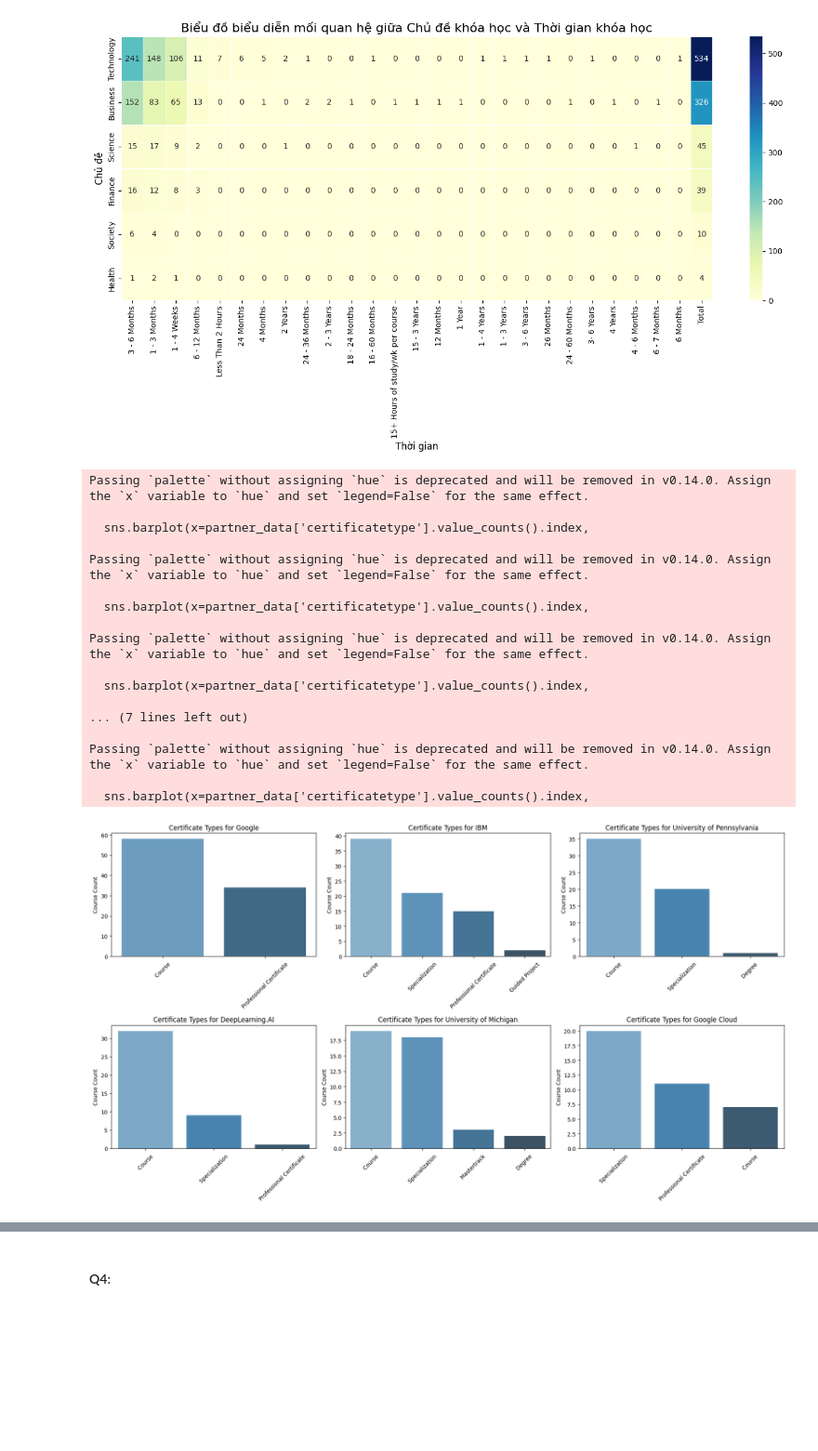
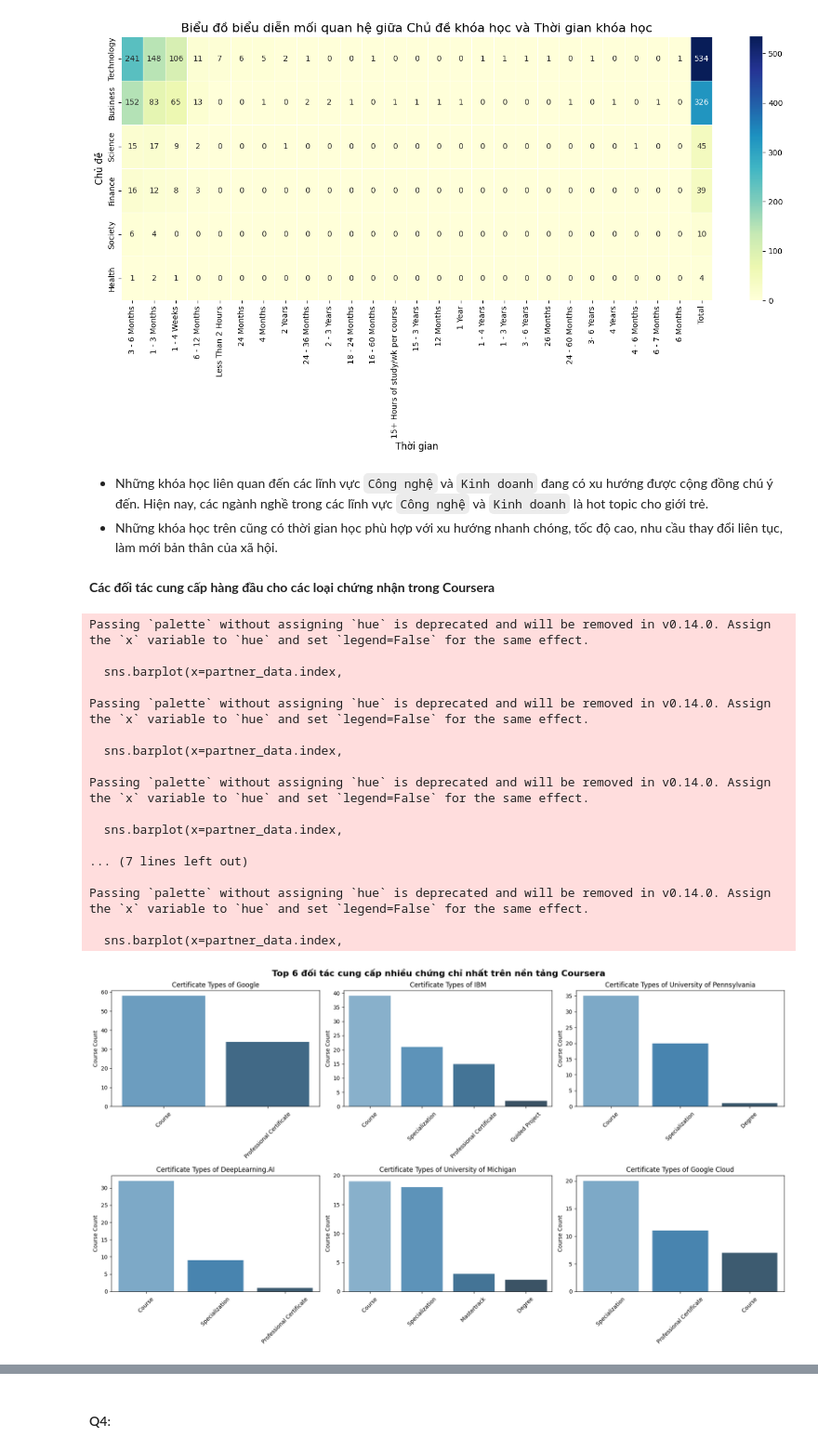
Before and after one commit to phamuyen171/FinalPrjct_LTKHDL, a Jupyter notebook: source/IdetifyAndAnswerQuestion.ipynb, the cells around one changed output, grey strips where cells are left out. Shown at 93% size. Drawn from its saved outputs; the diff is of its cells as text; code cells hidden in the pictures; blank space fills up the shorter version.

```diff
--- a/source/IdetifyAndAnswerQuestion.ipynb
+++ b/source/IdetifyAndAnswerQuestion.ipynb
@@ -616,44 +633,56 @@ plt.tight_layout()
 plt.show()
 # %% [output]
 [figure]
+# %% [markdown]
+- Những khóa học liên quan đến các lĩnh vực `Công nghệ` và `Kinh doanh` đang có xu hướng được cộng đồng chú ý đến. Hiện nay, các ngành nghề trong các lĩnh vực `Công nghệ` và `Kinh doanh` là hot topic cho giới trẻ.
+- Những khóa học trên cũng có thời gian học phù hợp với xu hướng nhanh chóng, tốc độ cao, nhu cầu thay đổi liên tục, làm mới bản thân của xã hội.
+# %% [markdown]
+**Các đối tác cung cấp hàng đầu cho các loại chứng nhận trong Coursera**
 # %%
-partner_counts = df_copy['partner'].value_counts().reset_index()
-top_6_partners = df['partner'].value_counts().head(6).index
+# Lấy top 6 partner
+top_6_partners = df['partner'].value_counts().nlargest(6).index
 
 fig, axes = plt.subplots(2, 3, figsize=(18, 10))
+fig.suptitle('Top 6 đối tác cung cấp nhiều chứng chỉ nhất trên nền tảng Coursera', fontsize=16, fontweight='bold')
 
 # Duyệt qua từng partner trong top 6 và vẽ biểu đồ trên các subplots
 for i, partner in enumerate(top_6_partners):
-    partner_data = df[df['partner'] == partner]
+    partner_data = df[df['partner'] == partner]['certificatetype'].value_counts()
+
     ax = axes[i // 3, i % 3]  # Tính toán vị trí của subplot
 
-    sns.barplot(x=partner_data['certificatetype'].value_counts().index,
-                y=partner_data['certificatetype'].value_counts().values,
+    sns.barplot(x=partner_data.index,
+                y=partner_data.values,
                 palette='Blues_d', ax=ax)
 
-    ax.set_title(f'Certificate Types for {partner}')
+    ax.set_title(f'Certificate Types of {partner}')
+    ax.set_ylabel('Course Count')
+
+    if partner_data.max() < 25:
+        ax.set_yticks(range(0, partner_data.max() + 5, 5))  # Điều chỉnh bước tùy ý cho các thanh dữ liệu y có giá trị bé hơn 25
+        ax.set_yticklabels(range(0, partner_data.max() + 5, 5))
+
+    ax.tick_params(axis='x', rotation=45)
     ax.set_xlabel('')
-    ax.set_ylabel('Course Count')
-    ax.tick_params(axis='x', rotation=45)
 
 plt.tight_layout()
 plt.show()
 # %% [output]
 Passing `palette` without assigning `hue` is deprecated and will be removed in v0.14.0. Assign the `x` variable to `hue` and set `legend=False` for the same effect.
 
-  sns.barplot(x=partner_data['certificatetype'].value_counts().index,
+  sns.barplot(x=partner_data.index,
 
 Passing `palette` without assigning `hue` is deprecated and will be removed in v0.14.0. Assign the `x` variable to `hue` and set `legend=False` for the same effect.
 
-  sns.barplot(x=partner_data['certificatetype'].value_counts().index,
+  sns.barplot(x=partner_data.index,
 
 Passing `palette` without assigning `hue` is deprecated and will be removed in v0.14.0. Assign the `x` variable to `hue` and set `legend=False` for the same effect.
 
-  sns.barplot(x=partner_data['certificatetype'].value_counts().index,
+  sns.barplot(x=partner_data.index,
 
 ... (7 lines left out)
 
 Passing `palette` without assigning `hue` is deprecated and will be removed in v0.14.0. Assign the `x` variable to `hue` and set `legend=False` for the same effect.
 
-  sns.barplot(x=partner_data['certificatetype'].value_counts().index,
+  sns.barplot(x=partner_data.index,
-[figure, old version]
+[figure, new version]
```
Also changed, not shown: parts of 9 cells of this notebook.
